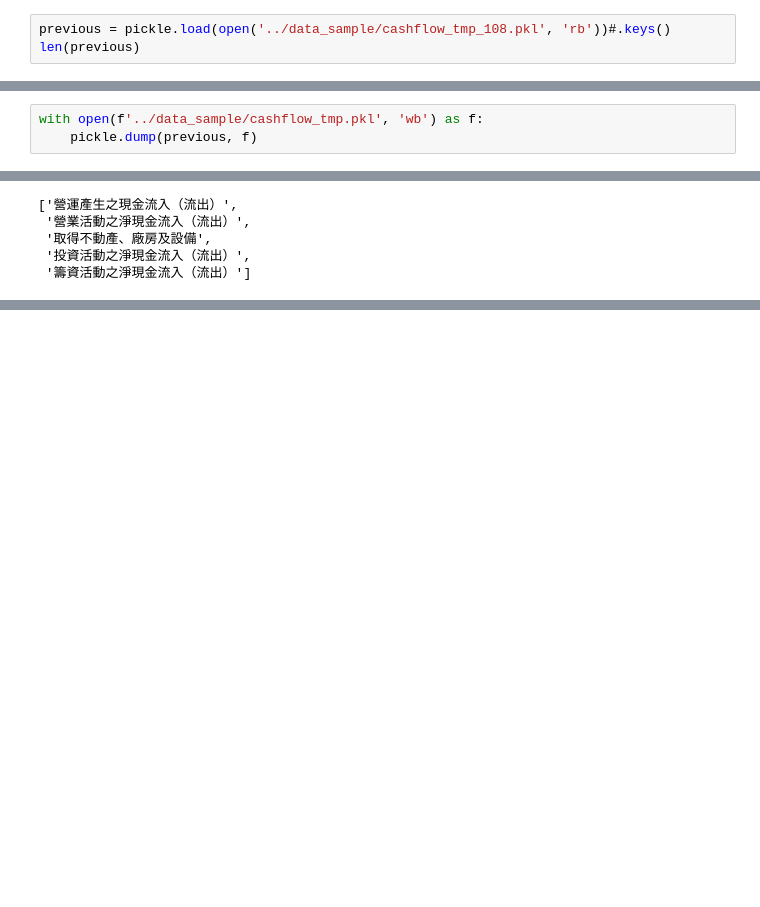
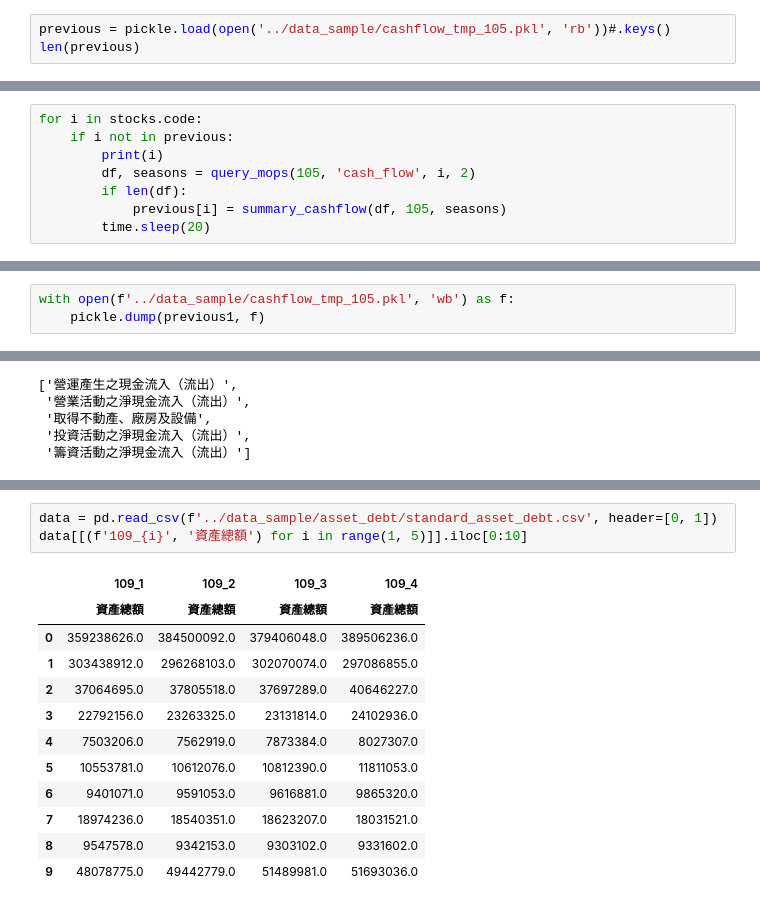
Before and after one commit to yuhsuanyang/stock_market_analysis, a Jupyter notebook: code/acknowledgement.ipynb, the cells around one changed output, grey strips where cells are left out. Saved outputs shown, nothing was run; the diff lists cells and outputs as text; blank space fills up the shorter version.

```diff
--- a/code/acknowledgement.ipynb
+++ b/code/acknowledgement.ipynb
@@ -133,4 +144,4 @@ stocks
 # %%
-previous = pickle.load(open('../data_sample/cashflow_tmp_108.pkl', 'rb'))#.keys()
+previous = pickle.load(open('../data_sample/cashflow_tmp_105.pkl', 'rb'))#.keys()
 len(previous)
 # %% [output]
@@ -138,3 +154,11 @@ len(previous)
+# %%
+for i in stocks.code:
+    if i not in previous:
+        print(i)
+        df, seasons = query_mops(105, 'cash_flow', i, 2)
+        if len(df):
+            previous[i] = summary_cashflow(df, 105, seasons)
+        time.sleep(20)
 # %%
 for i in previous:
     if len(previous[i]) != 4:
@@ -152,6 +175,6 @@ for i in previous:
 # %%
-with open(f'../data_sample/cashflow_tmp.pkl', 'wb') as f:
-    pickle.dump(previous, f)
+with open(f'../data_sample/cashflow_tmp_105.pkl', 'wb') as f:
+    pickle.dump(previous1, f)
 # %%
 cols = list(config.cashflow_col.keys())
 cols
@@ -188,0 +197,16 @@ pd.read_csv('../data_sample/real_estate.csv')
+# %%
+data = pd.read_csv(f'../data_sample/asset_debt/standard_asset_debt.csv', header=[0, 1])
+data[[(f'109_{i}', '資產總額') for i in range(1, 5)]].iloc[0:10]
+# %% [output]
+|  | 109_1 | 109_2 | 109_3 | 109_4 |
+|  | 資產總額 | 資產總額 | 資產總額 | 資產總額 |
+| 0 | 359238626.0 | 384500092.0 | 379406048.0 | 389506236.0 |
+| 1 | 303438912.0 | 296268103.0 | 302070074.0 | 297086855.0 |
+| 2 | 37064695.0 | 37805518.0 | 37697289.0 | 40646227.0 |
+| 3 | 22792156.0 | 23263325.0 | 23131814.0 | 24102936.0 |
+| 4 | 7503206.0 | 7562919.0 | 7873384.0 | 8027307.0 |
+| 5 | 10553781.0 | 10612076.0 | 10812390.0 | 11811053.0 |
+| 6 | 9401071.0 | 9591053.0 | 9616881.0 | 9865320.0 |
+| 7 | 18974236.0 | 18540351.0 | 18623207.0 | 18031521.0 |
+| 8 | 9547578.0 | 9342153.0 | 9303102.0 | 9331602.0 |
+| 9 | 48078775.0 | 49442779.0 | 51489981.0 | 51693036.0 |
```
Also changed, not shown: parts of 30 cells of this notebook, 1 other file.
